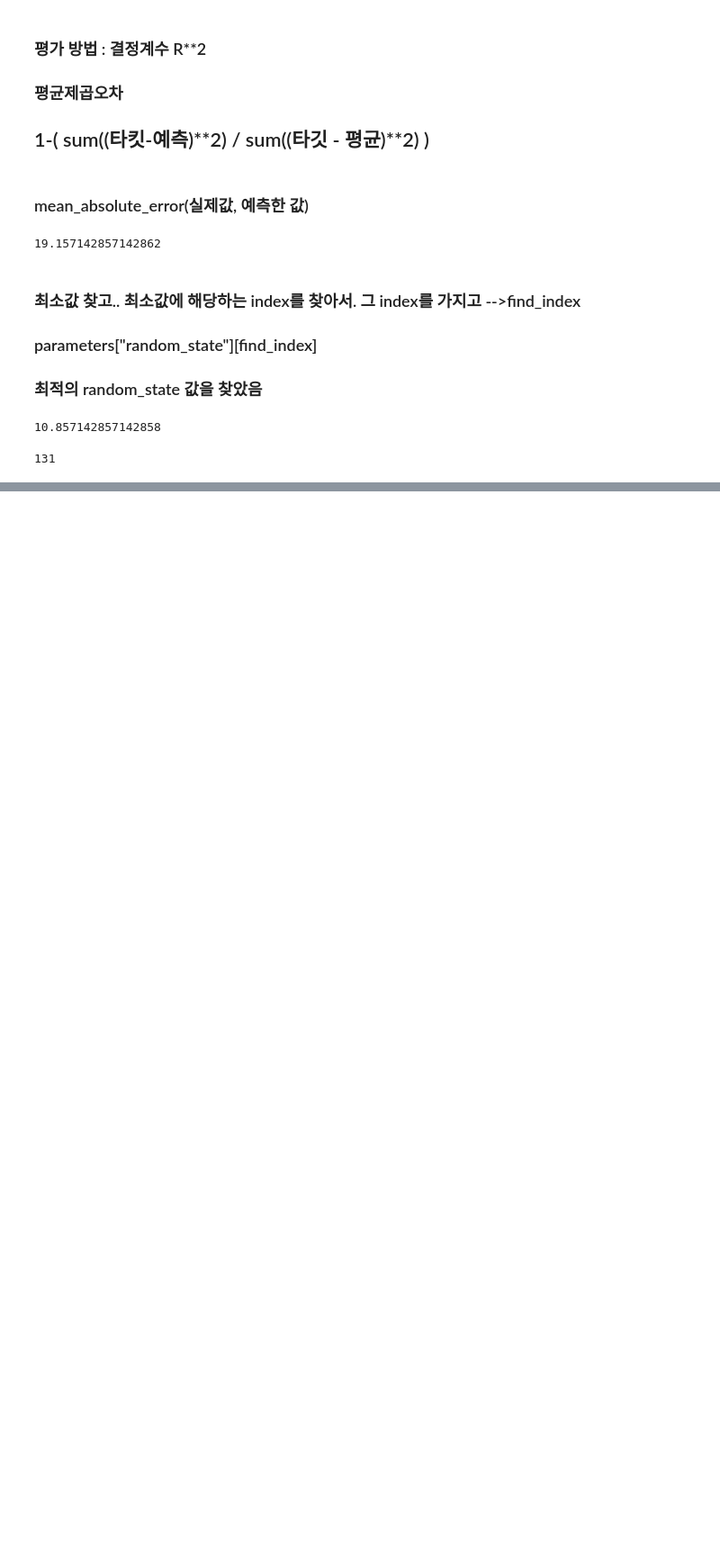
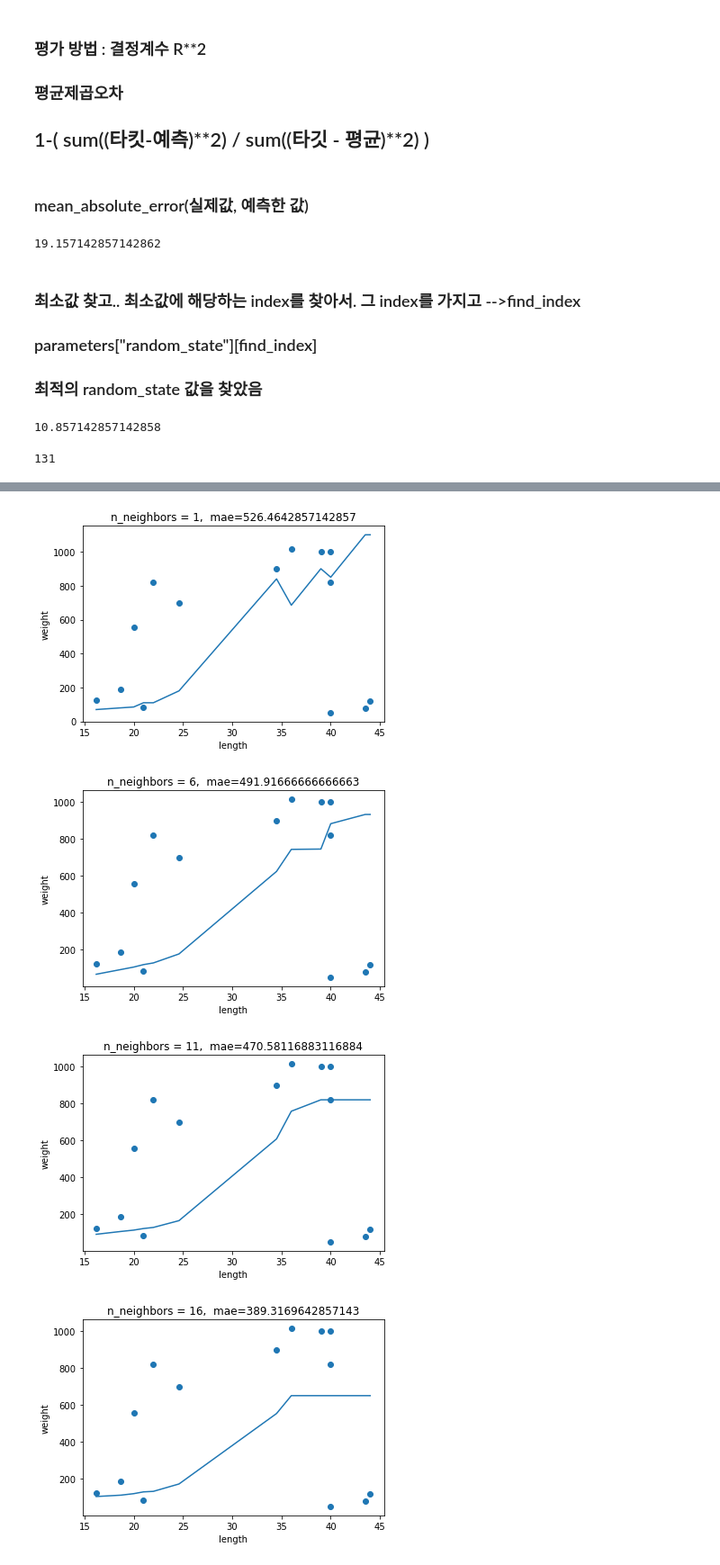
Before and after one commit to soxxun/python, a Jupyter notebook: 20220302/20220302_2.ipynb, the cells around one changed output, grey strips where cells are left out. Shown at 90% size. Cells and saved outputs as stored; diff of their text form; code cells hidden in the pictures; blank space fills up the shorter version.

```diff
--- a/20220302/20220302_2.ipynb
+++ b/20220302/20220302_2.ipynb
@@ -117,0 +120,3 @@ parameters["random_state"][find_index]
+# %%
+knr = KNeighborsRegressor()
+x = np.arange(5,45).reshape(-1,1)
@@ -117,0 +125,26 @@ parameters["random_state"][find_index]
+# %%
+temp = test_input  # np array 2차원을 복사
+temp = temp.reshape(-1) # 1차원 리스트로 변환
+temp.sort()             # 1차원 리스트를 오름차순으로 정렬
+temp = temp.reshape(-1,1)  # 정렬된 데이터를 2차원 배열로 변경
+# temp                      # 데이터 확인
+
+# np.sort(test_input,axis=0)
+# test_input
+# %%
+for i in range(1,45,5):
+    knr.n_neighbors = i
+    knr.fit(train_input,train_target)
+    prediction = knr.predict(temp)  # 테스트 데이터로 예측
+    plt.scatter(test_input,test_target)   # 실제 테스트 데이터를 좌표에 출력
+    plt.plot(temp,prediction)          # 테스트데이터로 예측 한 값들을 선으로 표시
+    mae = mean_absolute_error(temp, prediction)
+    plt.title(f"n_neighbors = {i},  mae={mae}")
+    plt.xlabel("length")
+    plt.ylabel("weight")
+    plt.show()
+# %% [output]
+[figure, added]
+[figure, added]
+[figure, added]
+[figure, added]
```
Also changed, not shown: parts of 3 cells of this notebook.
